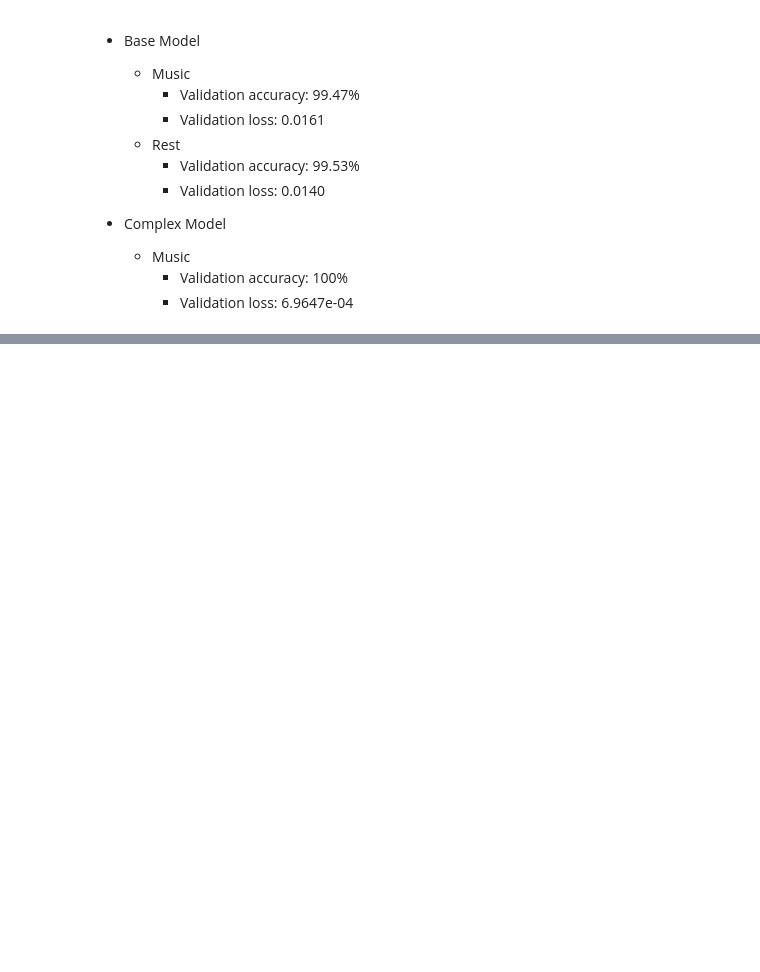
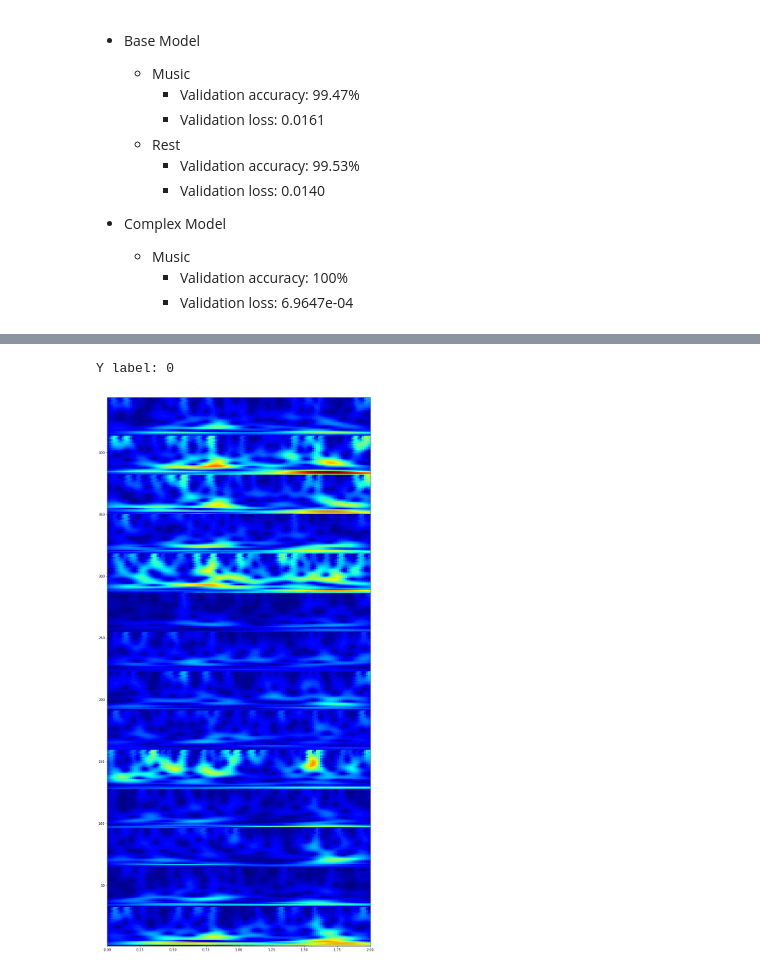
Before and after one commit to Koda98/CSE247-project, a Jupyter notebook: Spec_CNN.ipynb, the cells around one changed output, grey strips where cells are left out. Cells and saved outputs as stored; diff of their text form; code cells hidden in the pictures; blank space fills up the shorter version.

```diff
--- a/Spec_CNN.ipynb
+++ b/Spec_CNN.ipynb
@@ -350,0 +371,5 @@ _________________________________________________________________
+# %%
+plot_scalograms(X_train.reshape(6776, 448, 128), 700)
+# %% [output]
+Y label: 0
+[figure, added]
```
Also changed, not shown: parts of 17 cells of this notebook, 1 other file.
